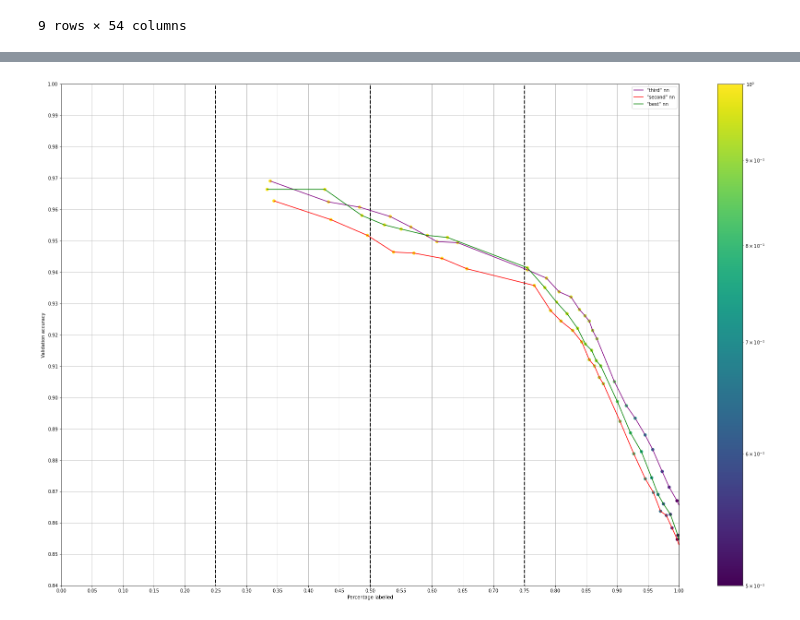
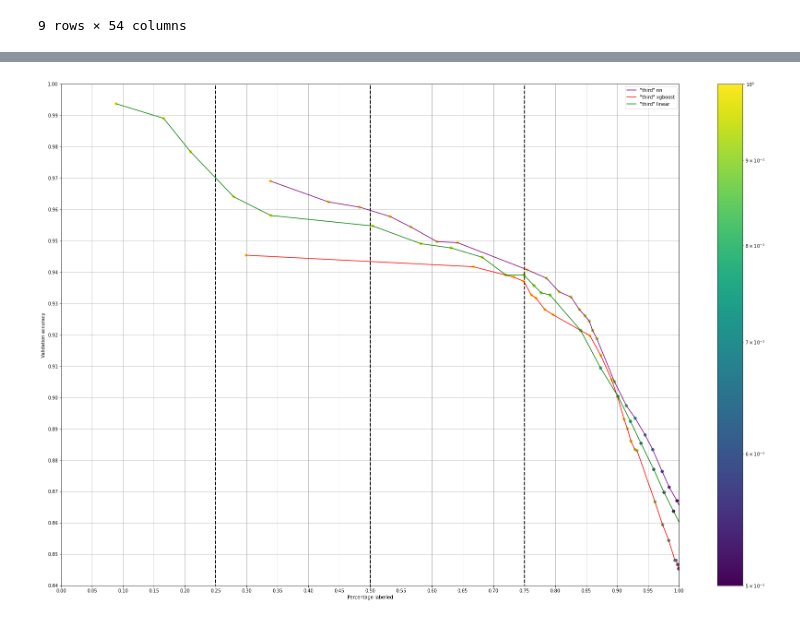
Before and after one commit to awiedenroth/MasterThesisExperiments, a Jupyter notebook: Analyse/Oesch16_nur.ipynb, the cells around one changed output, grey strips where cells are left out. Saved outputs shown, nothing was run; the diff lists cells and outputs as text; code cells hidden in the pictures.

```diff
--- a/Analyse/Oesch16_nur.ipynb
+++ b/Analyse/Oesch16_nur.ipynb
@@ -38,13 +118,13 @@ df = pd.concat([df1, df2, df3])
 df= df.rename(columns={'combi average.combi validation accuracy': 'confidence average @0.0.validation accuracy @0.0: '})
 df['confidence average @0.0.percentage labelled @0.0: '] = [1.0, 1.0, 1.0, 1.0, 1.0, 1.0, 1.0, 1.0, 1.0]
 
-df = df[df.combi_model=="nn"]
+#df = df[df.combi_model=="nn"]
 #df = df[df.combi_model=="xgboost"]
 #df = df[df.combi_model=="linear"]
 
 #df = df[df['Name'] == '"best"']
 #df = df[df['Name'] == '"second"']
-#df = df[df['Name'] == '"third"']
+df = df[df['Name'] == '"third"']
 
 
 names = df.Name.values
@@ -82,31 +162,31 @@ percentages = [x for x in percentages]
 for row in range(len(accuracies)):
     max = 0
     for value in range(len(accuracies[row])):
         if accuracies[row][value]<max:
             accuracies[row][value] = None
         else:
             max = accuracies[row][value]
 
 
 plt.figure(figsize= (30,20))
 for perc, acc, name, combi_mod, linecolor in zip(percentages, accuracies, names, combi_model, colors):
     #print(percentages)
     #for i, j, k in zip(perc, acc, confidences):
     plt.scatter(x=perc, y=acc, c=confidences, norm=matplotlib.colors.LogNorm(vmin=0.5, vmax=1.0))
     plt.plot(perc, acc, c=linecolor,  label = f"{name} {combi_mod}")
 plt.colorbar()
 
 plt.xlim((0, 1))
 #plt.xscale('log')
 plt.ylim((0.84, 1.0))
 plt.grid()
 plt.yticks(np.arange(0.84, 1.0, step=0.01))
 plt.xticks(np.arange(0, 1.025, step=0.05))
 plt.xlabel("Percentage labelled")
 plt.ylabel("Validation accuracy")
 plt.legend()
 plt.vlines(x=[0.25, 0.5, 0.75], ymin=0, ymax=1, colors='black', ls='--', lw=2)
 #plt.title("")
 plt.show()
 # %% [output]
-[figure, old version]
+[figure, new version]
```
Also changed, not shown: parts of 2 cells of this notebook, 6 other files.
